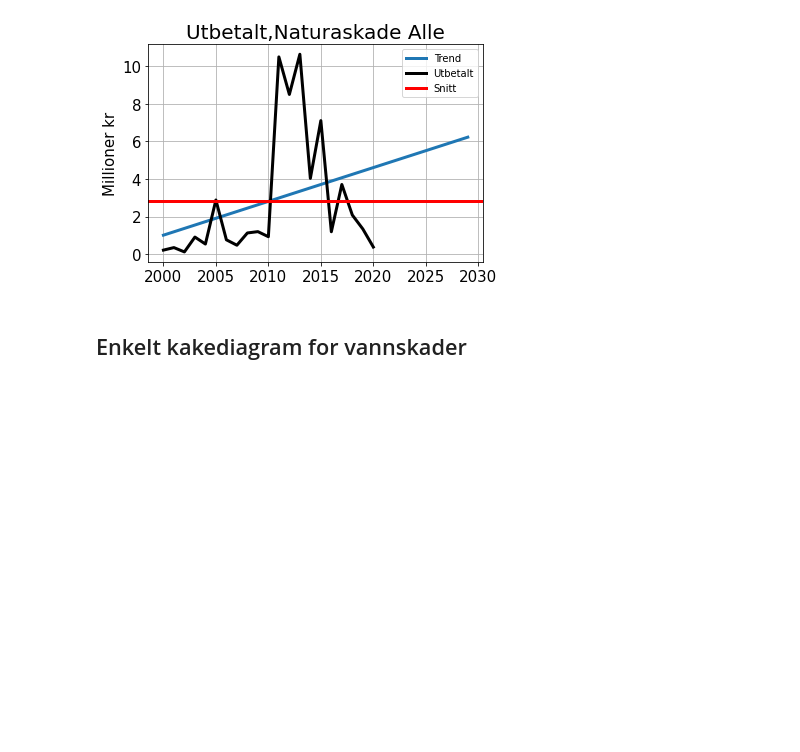
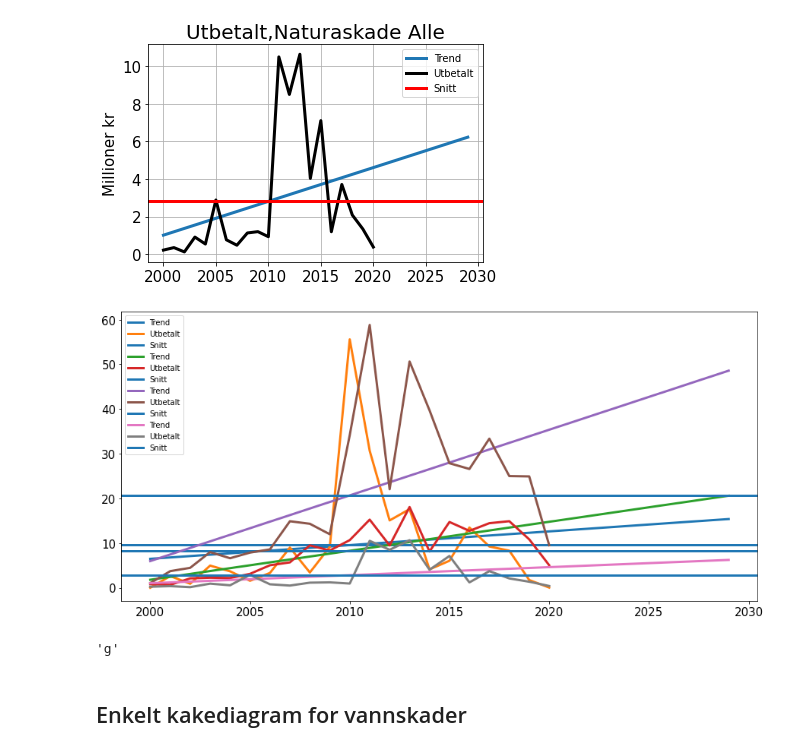
Before and after one commit to eirikngard/Eika, a Jupyter notebook: Vannskade.ipynb, the cells around one changed output. Cells and saved outputs as stored; diff of their text form; code cells hidden in the pictures; blank space fills up the shorter version.

```diff
--- a/Vannskade.ipynb
+++ b/Vannskade.ipynb
@@ -103,6 +103,29 @@ for i,j in zip(data_new,tit):
 [figure]
 [figure]
 [figure]
+# %%
+fig, ax = plt.subplots(figsize=(15, 7))
+colo = ['r','g','k','b']
+
+for i,j in zip(data_new,colo):
+
+  snitt = np.mean(i)
+  a,b = linreg(range(len(i)),i)  #//x=skade
+  trendline=[a*index + b for index in range(len(år))]
+  ax.plot(år,trendline,label="Trend",linewidth=3)
+  ax.plot(år[:-9],i,label="Utbetalt",linewidth=3)
+  ax.axhline(y=snitt,label='Snitt',linewidth=3)
+  #ax.title("Utbetalt,",size=20)
+  #ax.ylabel("Millioner kr",size=15)
+  ax = plt.gca()
+  ax.tick_params(axis = 'both', which = 'major', labelsize = 15)
+  plt.grid(),plt.legend()
+# %% [output]
+[figure, added]
+# %%
+colo[1]
+# %% [output]
+'g'
 # %% [markdown]
 ## Enkelt kakediagram for vannskader
 # %%
```
Also changed, not shown: parts of 3 cells of this notebook.
